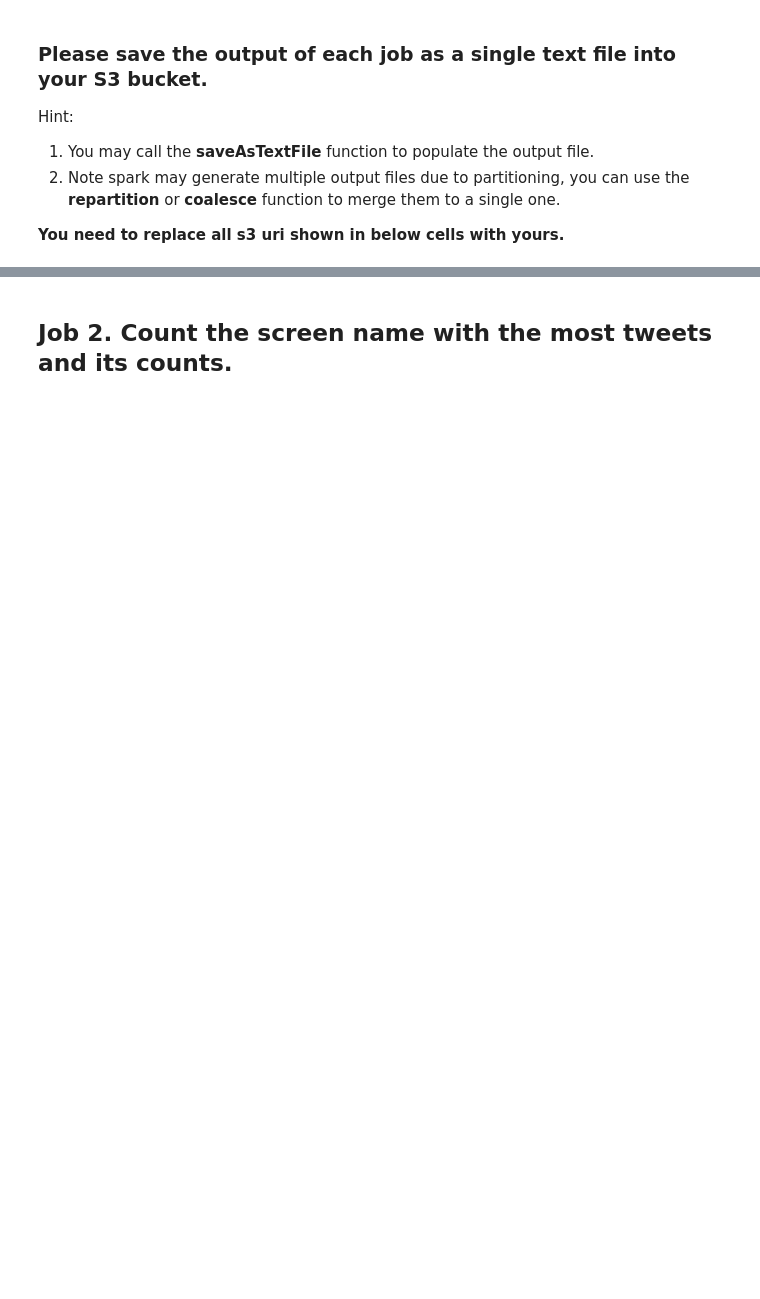
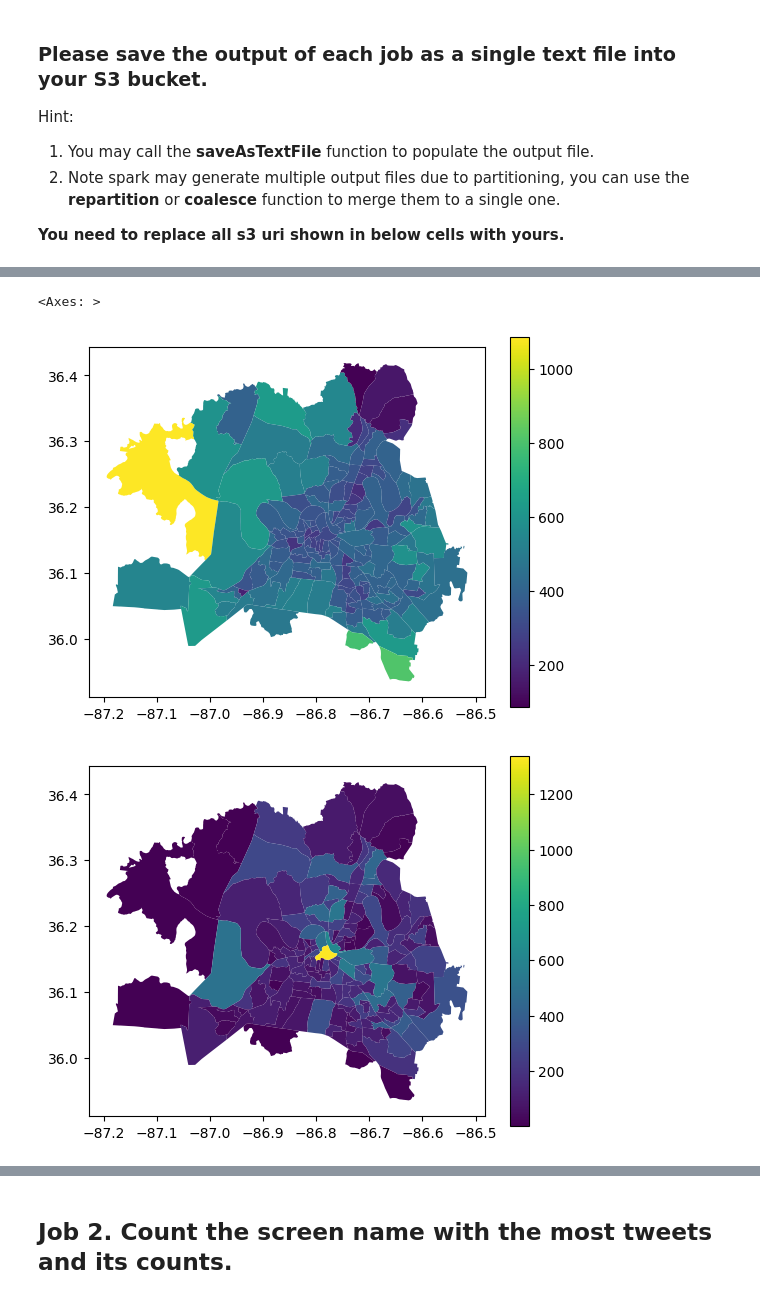
Before and after one commit to d-zg/nashville-accidents, a Jupyter notebook: data_exploration.ipynb, the cells around one changed output, grey strips where cells are left out. Drawn from its saved outputs; the diff is of its cells as text; code cells hidden in the pictures; blank space fills up the shorter version.

Commit message:
joined census tracts and plotted count and response time by census tract

```diff
--- a/data_exploration.ipynb
+++ b/data_exploration.ipynb
@@ -150,3 +150,23 @@ Hint:
 2. Note spark may generate multiple output files due to partitioning, you can use the **repartition** or **coalesce** function to merge them to a single one.
 
 **You need to replace all s3 uri shown in below cells with yours.**
+# %%
+import geopandas as gpd
+from shapely.geometry import Point
+import pandas as pd
+file_path = "/content/drive/MyDrive/big-data-final/tennessee"
+
+shapefile = gpd.read_file(file_path)
+
+census_tracts = gpd.GeoDataFrame(shapefile)
+
+points_df = pd.read_parquet('/content/drive/MyDrive/big-data-final/nfd_incidents_xd_seg.parquet')
+
+points = gpd.GeoDataFrame(
+    points_df,
+    crs=census_tracts.crs,  # Set the same CRS as the counties dataframe
+    geometry=[Point(xy) for xy in zip(points_df.longitude, points_df.latitude)]
+)
+
+# Perform the spatial join
+joined = gpd.sjoin(points, census_tracts, op='within')
@@ -152,0 +190,57 @@ Hint:
+# %%
+from shapely.geometry import mapping
+
+import json
+# group by GEOID and compute number of rows and average response_time_sec
+new_df = joined.groupby('GEOID').agg({'response_time_sec': 'mean', 'GEOID': 'count'})
+
+# rename columns for clarity
+new_df = new_df.rename(columns={'GEOID': 'count', 'response_time_sec': 'avg_response_time_sec'})
+
+# reset the index to turn the GEOID column back into a regular column
+new_df = new_df.reset_index()
+
+
+
+by_census_tract_with_geometries = new_df.merge(census_tracts, on='GEOID', how='left')
+
+# print(by_census_tract_with_geometries.head())
+
+gdf = by_census_tract_with_geometries
+
+# Convert the GeoDataFrame to a GeoJSON-like Python dictionary
+geojson_dict = gdf.to_dict(orient="records")
+
+# Convert the geometry column of the GeoJSON-like Python dictionary to a JSON serializable format
+for feature in geojson_dict:
+    feature["geometry"] = mapping(feature["geometry"])
+
+# Create a new GeoJSON-like Python dictionary with the updated geometry column
+geojson_data = {"type": "FeatureCollection", "features": geojson_dict}
+
+# Convert the GeoJSON-like Python dictionary to a JSON string
+geojson_str = json.dumps(geojson_data)
+
+gdf.set_index('NAME')
+
+print(gdf.head())
+
+import plotly.express as px
+
+gdf = gpd.GeoDataFrame(gdf, geometry='geometry')
+gdf.set_geometry('geometry', inplace=True)
+gdf.plot(column='avg_response_time_sec', cmap='viridis', legend=True)
+gdf.plot(column='count', cmap='viridis', legend=True)
+# fig = px.choropleth(
+#     gdf,
+#     geojson=geojson_str,
+#     locations=gdf.index,
+#     color='count',
+#     scope="usa",
+#     labels={'GEOID': 'Tract Name'}
+# )
+
+# fig.update_geos(fitbounds="locations", visible=True)
+# # fig.update_layout(margin={"r":0,"t":0,"l":0,"b":0})
+# fig.show(renderer="colab")
+# %% [output]
@@ -153,3 +267,6 @@ Hint:
+<Axes: >
+[figure, added]
+[figure, added]
 # %%
 # upload script to S3. This assumes that your bucket name is vandy-bigdata. if not then change the  paths here.
 s3.upload_file(Filename='1_count.py', Bucket='vandy-bd', Key='hw6/1_count.py')
```
Also changed, not shown: parts of 27 cells of this notebook.
